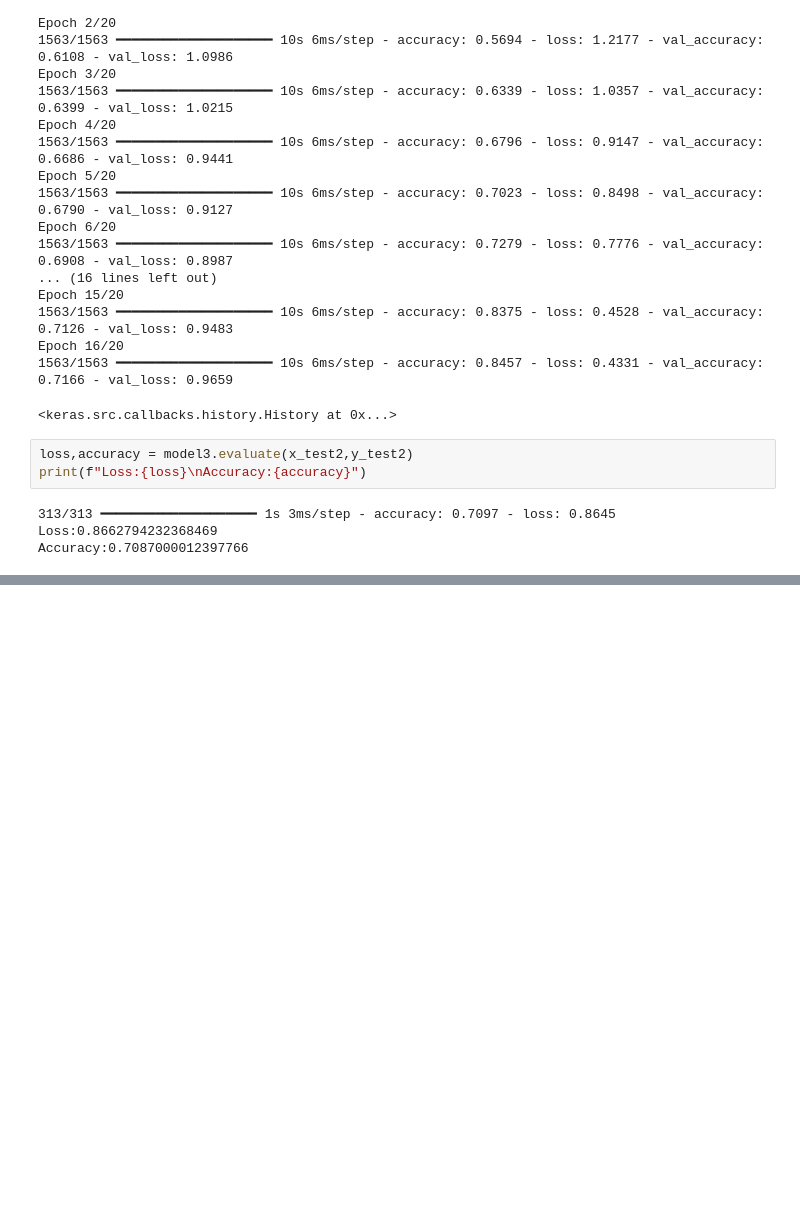
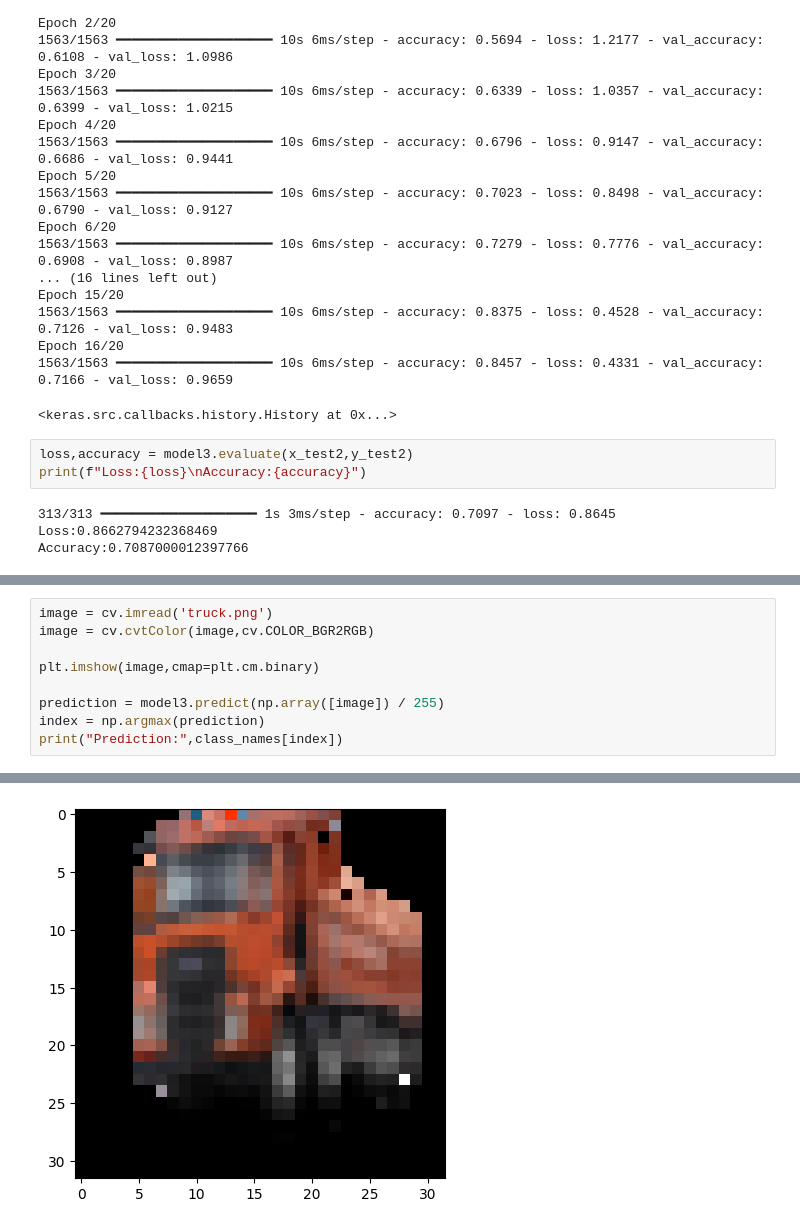
Before and after one commit to furkan-uzmez/ImageRecognition, a Jupyter notebook: model.ipynb, the cells around one changed output, grey strips where cells are left out. Cells and saved outputs as stored; diff of their text form; blank space fills up the shorter version.

```diff
--- a/model.ipynb
+++ b/model.ipynb
@@ -204,0 +220,10 @@ Accuracy:0.7087000012397766
+# %%
+image = cv.imread('truck.png')
+image = cv.cvtColor(image,cv.COLOR_BGR2RGB)
+
+plt.imshow(image,cmap=plt.cm.binary)
+
+prediction = model3.predict(np.array([image]) / 255)
+index = np.argmax(prediction)
+print("Prediction:",class_names[index])
+# %% [output]
@@ -204,0 +232 @@ Accuracy:0.7087000012397766
+[figure, added]
```
Also changed, not shown: parts of 2 cells of this notebook, 2 other files.
